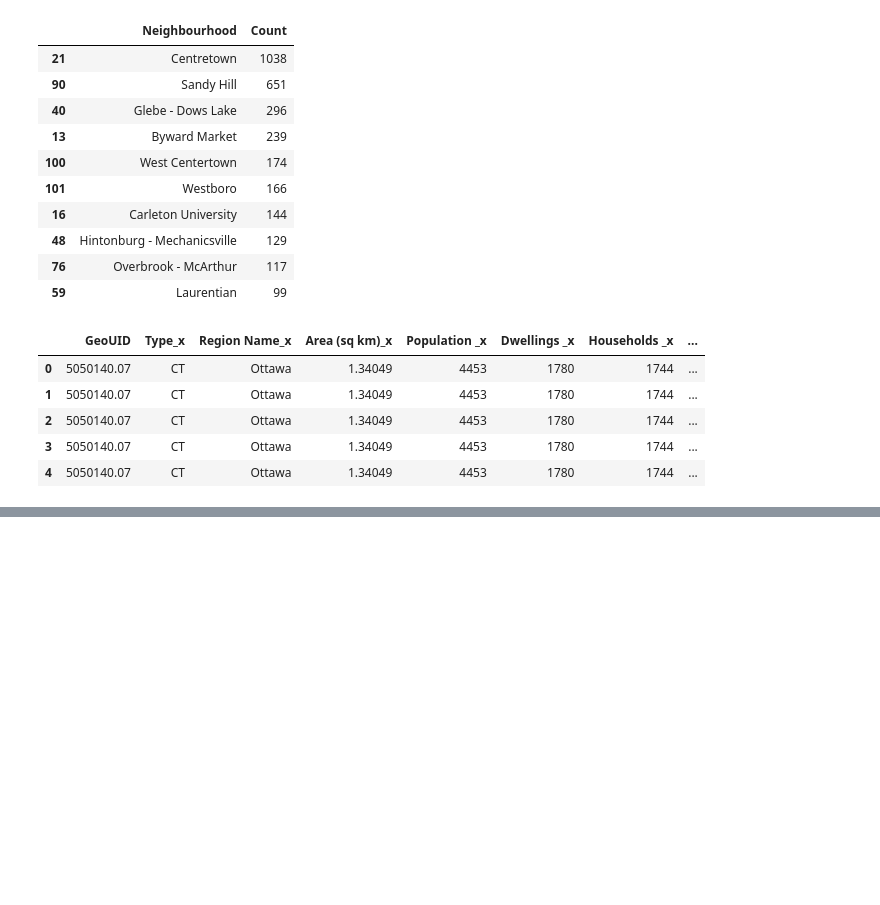
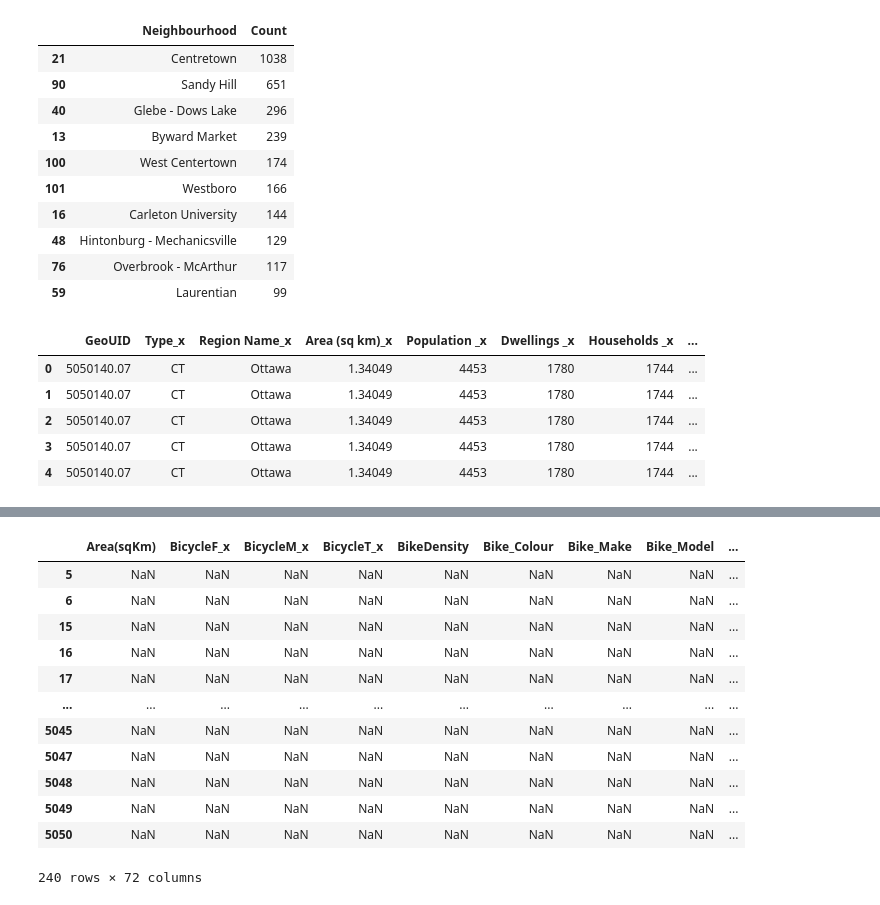
Before and after one commit to TEAM-IMT/bikes-theft-model, a Jupyter notebook: Codigos/Bicycle Thefts_Ottawa.ipynb, the cells around one changed output, grey strips where cells are left out. Cells and saved outputs as stored; diff of their text form; code cells hidden in the pictures; blank space fills up the shorter version.

```diff
--- a/Codigos/Bicycle Thefts_Ottawa.ipynb
+++ b/Codigos/Bicycle Thefts_Ottawa.ipynb
@@ -392,0 +441,6 @@ df_bikes_density.rename(columns={'Ones' : '#Thefts', 'BicycleT' : 'BicycleDensit
+# %%
+CityJoint=pd.read_csv('/content/gdrive/My Drive/IMT Atlantique/Data Science/Project Bycicle/bikes-theft-model/Data/CityJoint.csv',header=0, index_col='Unnamed: 0')
+Data_Ottawa_pop = pd.read_csv('/content/gdrive/My Drive/IMT Atlantique/Data Science/Project Bycicle/bikes-theft-model/Data/Data_Ottawa_pop.csv', header=0, index_col='Unnamed: 0')
+Data_toronto_pop = pd.read_csv('/content/gdrive/My Drive/IMT Atlantique/Data Science/Project Bycicle/bikes-theft-model/Data/Data_toronto_pop.csv', header=0, index_col='Unnamed: 0')
+Data_TO = pd.concat([Data_Ottawa_pop, Data_toronto_pop], ignore_index = True)
+CityJoint.sample(5)
@@ -392,0 +489,25 @@ df_bikes_density.rename(columns={'Ones' : '#Thefts', 'BicycleT' : 'BicycleDensit
+# %%
+CityJoint_2014 = CityJoint.loc[CityJoint['Occurrence_Year'] == 2014]
+CityJoint_2015 = CityJoint.loc[CityJoint['Occurrence_Year'] == 2015]
+CityJoint_2016 = CityJoint.loc[CityJoint['Occurrence_Year'] == 2016]
+CityJoint_2017 = CityJoint.loc[CityJoint['Occurrence_Year'] == 2017]
+CityJoint_2018 = CityJoint.loc[CityJoint['Occurrence_Year'] == 2018]
+CityJoint_2019 = CityJoint.loc[CityJoint['Occurrence_Year'] == 2019]
+# %%
+CityJoint_2014 = CityJoint_2014.merge(Data_TO, how='right', on='GeoUID')
+CityJoint_2014['Status'].fillna('Bicycle_No_Theft', inplace=True)
+
+CityJoint_2015 = CityJoint_2015.merge(Data_TO, how='right', on='GeoUID')
+CityJoint_2015['Status'].fillna('Bicycle_No_Theft', inplace=True)
+
+CityJoint_2016 = CityJoint_2016.merge(Data_TO, how='right', on='GeoUID')
+CityJoint_2016['Status'].fillna('Bicycle_No_Theft', inplace=True)
+
+CityJoint_2017 = CityJoint_2017.merge(Data_TO, how='right', on='GeoUID')
+CityJoint_2017['Status'].fillna('Bicycle_No_Theft', inplace=True)
+
+CityJoint_2018 = CityJoint_2018.merge(Data_TO, how='right', on='GeoUID')
+CityJoint_2018['Status'].fillna('Bicycle_No_Theft', inplace=True)
+
+CityJoint_2019 = CityJoint_2019.merge(Data_TO, how='right', on='GeoUID')
+CityJoint_2019['Status'].fillna('Bicycle_No_Theft', inplace=True)
@@ -392,0 +530,17 @@ df_bikes_density.rename(columns={'Ones' : '#Thefts', 'BicycleT' : 'BicycleDensit
+# %%
+#
+CityJoint_2019.loc[CityJoint_2019['Status'] == 'Bicycle_No_Theft']
+# %% [output]
+|  | Area(sqKm) | BicycleF_x | BicycleM_x | BicycleT_x | BikeDensity | Bike_Colour | Bike_Make | Bike_Model | ... |
+| 5 | NaN | NaN | NaN | NaN | NaN | NaN | NaN | NaN | ... |
+| 6 | NaN | NaN | NaN | NaN | NaN | NaN | NaN | NaN | ... |
+| 15 | NaN | NaN | NaN | NaN | NaN | NaN | NaN | NaN | ... |
+| 16 | NaN | NaN | NaN | NaN | NaN | NaN | NaN | NaN | ... |
+| 17 | NaN | NaN | NaN | NaN | NaN | NaN | NaN | NaN | ... |
+| ... | ... | ... | ... | ... | ... | ... | ... | ... | ... |
+| 5045 | NaN | NaN | NaN | NaN | NaN | NaN | NaN | NaN | ... |
+| 5047 | NaN | NaN | NaN | NaN | NaN | NaN | NaN | NaN | ... |
+| 5048 | NaN | NaN | NaN | NaN | NaN | NaN | NaN | NaN | ... |
+| 5049 | NaN | NaN | NaN | NaN | NaN | NaN | NaN | NaN | ... |
+| 5050 | NaN | NaN | NaN | NaN | NaN | NaN | NaN | NaN | ... |
+240 rows × 72 columns
```
Also changed, not shown: parts of 12 cells of this notebook, 15 other files.
